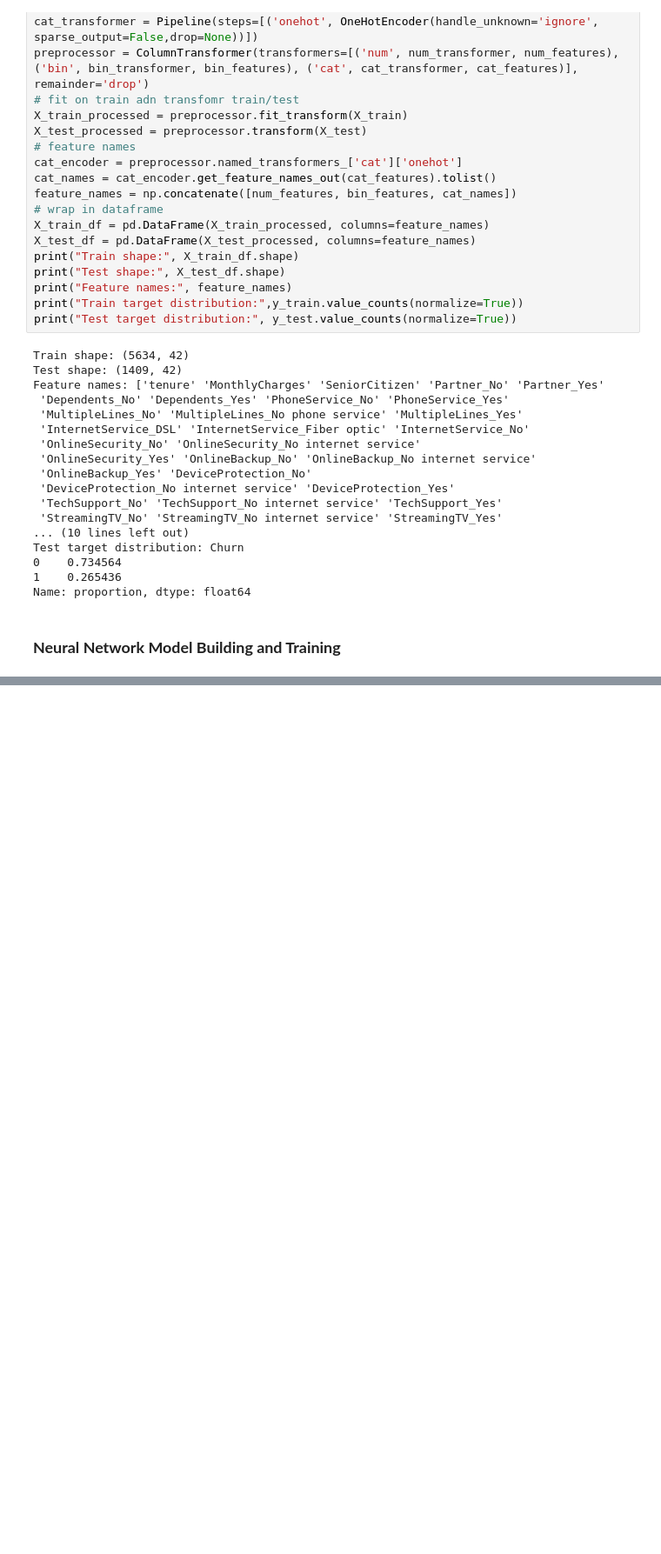
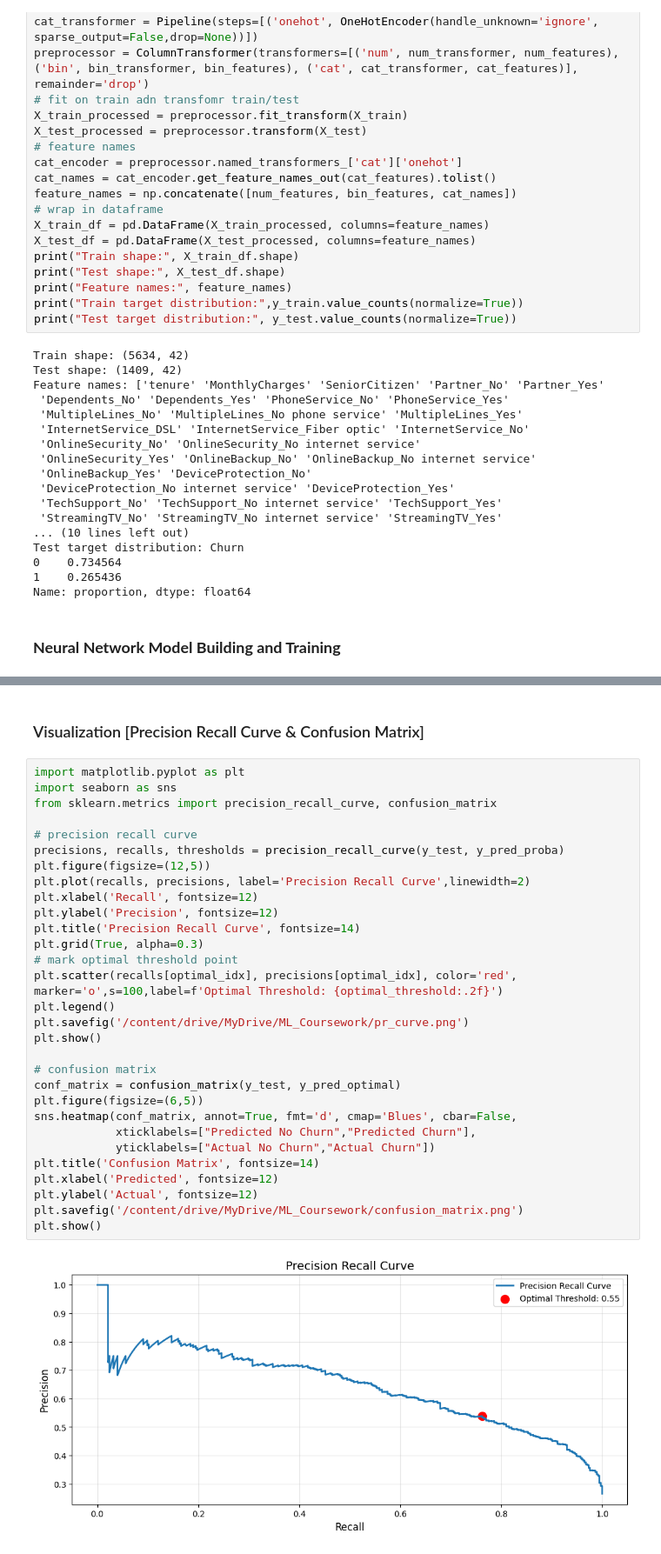
Before and after one commit to DewliniHerath/Telco_Churn_Predictor, a Jupyter notebook: notebooks/Telco_NN.ipynb, the cells around one changed output, grey strips where cells are left out. Shown at 87% size. Saved outputs shown, nothing was run; the diff lists cells and outputs as text; blank space fills up the shorter version.

Commit message:
Visualizations for evaluation metrics completed

```diff
--- a/notebooks/Telco_NN.ipynb
+++ b/notebooks/Telco_NN.ipynb
@@ -272,3 +273,37 @@ Best epoch: 45
 Best validation AUC: 0.8442
 Best validation loss: 0.5401
 Optimal threshold for predictions: 0.5484
+# %% [markdown]
+### Visualization [Precision Recall Curve & Confusion Matrix]
+# %%
+import matplotlib.pyplot as plt
+import seaborn as sns
+from sklearn.metrics import precision_recall_curve, confusion_matrix
+
+# precision recall curve
+precisions, recalls, thresholds = precision_recall_curve(y_test, y_pred_proba)
+plt.figure(figsize=(12,5))
+plt.plot(recalls, precisions, label='Precision Recall Curve',linewidth=2)
+plt.xlabel('Recall', fontsize=12)
+plt.ylabel('Precision', fontsize=12)
+plt.title('Precision Recall Curve', fontsize=14)
+plt.grid(True, alpha=0.3)
+# mark optimal threshold point
+plt.scatter(recalls[optimal_idx], precisions[optimal_idx], color='red', marker='o',s=100,label=f'Optimal Threshold: {optimal_threshold:.2f}')
+plt.legend()
+plt.savefig('/content/drive/MyDrive/ML_Coursework/pr_curve.png')
+plt.show()
+
+# confusion matrix
+conf_matrix = confusion_matrix(y_test, y_pred_optimal)
+plt.figure(figsize=(6,5))
+sns.heatmap(conf_matrix, annot=True, fmt='d', cmap='Blues', cbar=False,
+            xticklabels=["Predicted No Churn","Predicted Churn"],
+            yticklabels=["Actual No Churn","Actual Churn"])
+plt.title('Confusion Matrix', fontsize=14)
+plt.xlabel('Predicted', fontsize=12)
+plt.ylabel('Actual', fontsize=12)
+plt.savefig('/content/drive/MyDrive/ML_Coursework/confusion_matrix.png')
+plt.show()
+# %% [output]
+[figure, added]
```
Also changed, not shown: parts of 2 cells of this notebook.
